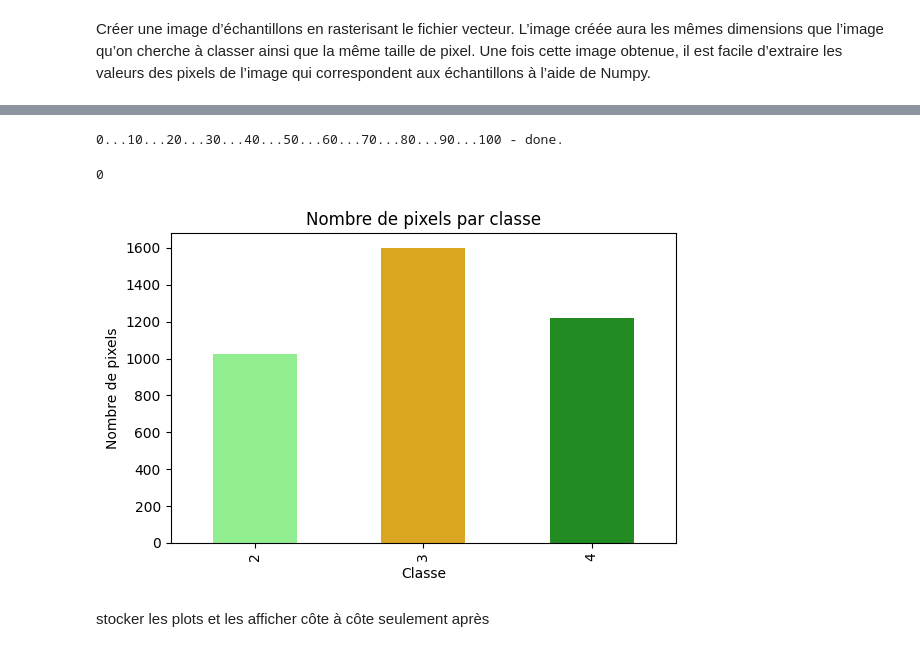
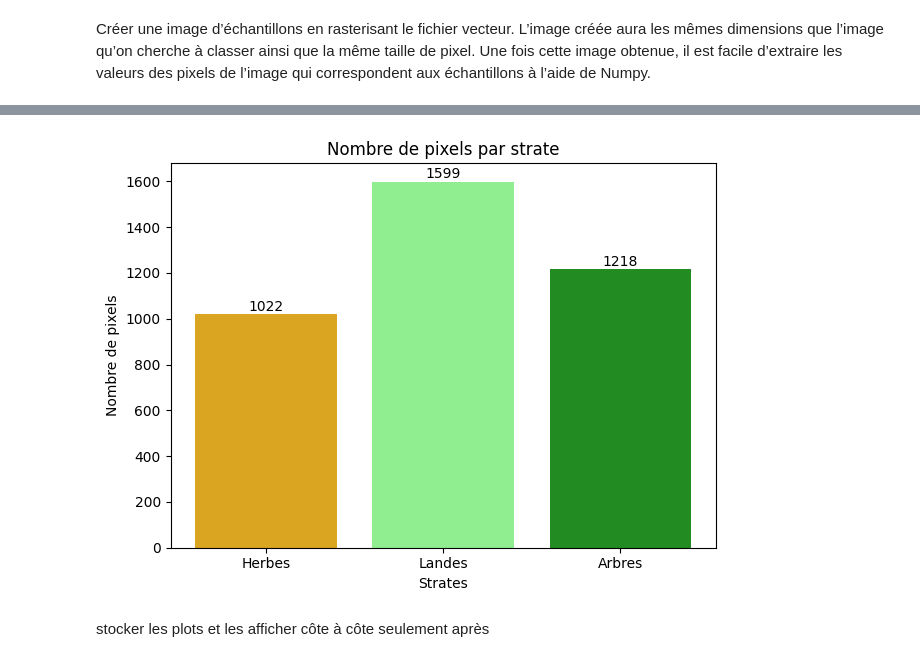
Before and after one commit to marion-billy/projet_telea_landes, a Jupyter notebook: projet_telea_BILLY_MARION.ipynb, the cells around one changed output, grey strips where cells are left out. Drawn from its saved outputs; the diff is of its cells as text; code cells hidden in the pictures.

Commit message:
maj formatting

```diff
--- a/projet_telea_BILLY_MARION.ipynb
+++ b/projet_telea_BILLY_MARION.ipynb
@@ -110,64 +114,37 @@ xmax = 448280.0 ymax = 5368890.0
-# %%
-# define parameters
-in_vector = os.path.join(data_path, 'PI_strates_bretagne_32630.shp')
-ref_image = os.path.join(data_path, 'bretagne_24-25_B02.tif') # une image Sentinel-2 de référence
-out_image = os.path.splitext(in_vector)[0] + '_raster.tif'
-field_name = 'strate'  # field containing the numeric label of the classes
-
-# define command pattern to fill with paremeters
-cmd_pattern = ("gdal_rasterize -a {field_name} "
-               "-tr {sptial_resolution} {sptial_resolution} "
-               "-te {xmin} {ymin} {xmax} {ymax} -ot Byte -of GTiff "
-               "{in_vector} {out_image}")
-
-# fill the string with the parameter thanks to format function
-cmd = cmd_pattern.format(in_vector=in_vector, xmin=xmin, ymin=ymin, xmax=xmax,
-                         ymax=ymax, out_image=out_image, field_name=field_name,
-                         sptial_resolution=sptial_resolution)
-
-# execute the command in the terminal
-os.system(cmd)
-# %% [output]
-0...10...20...30...40...50...60...70...80...90...100 - done.
-0
 # %%
 roi_raster = os.path.join(data_path, 'PI_strates_bretagne_32630_raster.tif')
 strates = [1, 2, 3, 4]
 labels_strates = {1: "Sols Nus", 2: "Herbes", 3: "Landes", 4: "Arbres"}
 colors_strates = {1: 'peru', 2: 'goldenrod', 3: 'lightgreen', 4: 'forestgreen'}
 
-# get_samples_from_roi renvoie X (valeurs des pixels), Y (labels), t (coordonnées)
+# Extraire X (valeurs des pixels), Y (labels), t (coordonnées)
 _, Y, _ = cla.get_samples_from_roi(roi_raster, roi_raster)
 
+# Compter le nombre de pixels par classe
 classes, counts = np.unique(Y, return_counts=True)
-pixel_counts = dict(zip(classes, counts))
-# Compter le nombre de pixels par strate
-nb_pix = roi_raster["strate"].value_counts().sort_index()
-# tri par classe
-pixel_series = pd.Series(pixel_counts).sort_index()
+nb_pix = pd.Series(counts, index=classes).sort_index()
 
-# Diagramme
+# Diagramme en bâton
 plt.figure()
 bars= plt.bar(
     x=[labels_strates[s] for s in nb_pix.index],
     height=nb_pix.values,
     color=[colors_strates[s] for s in nb_pix.index])
 # Nombre de pixels au-dessus des barres
 for bar in bars:
     plt.text(
         bar.get_x() + bar.get_width()/2,
         bar.get_height() + bar.get_height()*0.01,
         int(bar.get_height()),
         ha='center',)
 plt.xlabel("Strates")
 plt.ylabel("Nombre de pixels")
 plt.title("Nombre de pixels par strate")
 plt.tight_layout()
 
 plt.savefig(os.path.join(figure_path, "diag_baton_nb_pix_by_class.png"), dpi=300)
-plt.show()
 # %% [output]
-[figure, old version]
+[figure, new version]
 # %% [markdown]
 stocker les plots et les afficher côte à côte seulement après
 # %%
```
Also changed, not shown: parts of 3 cells of this notebook.
